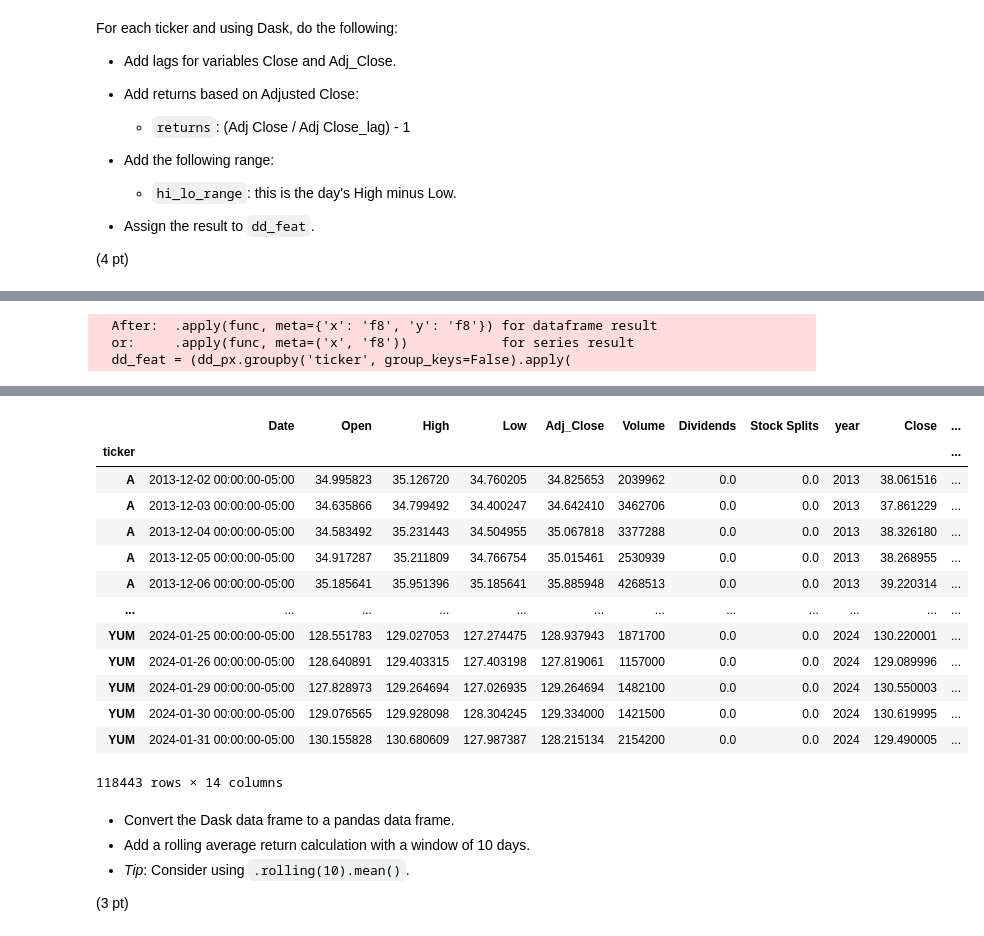
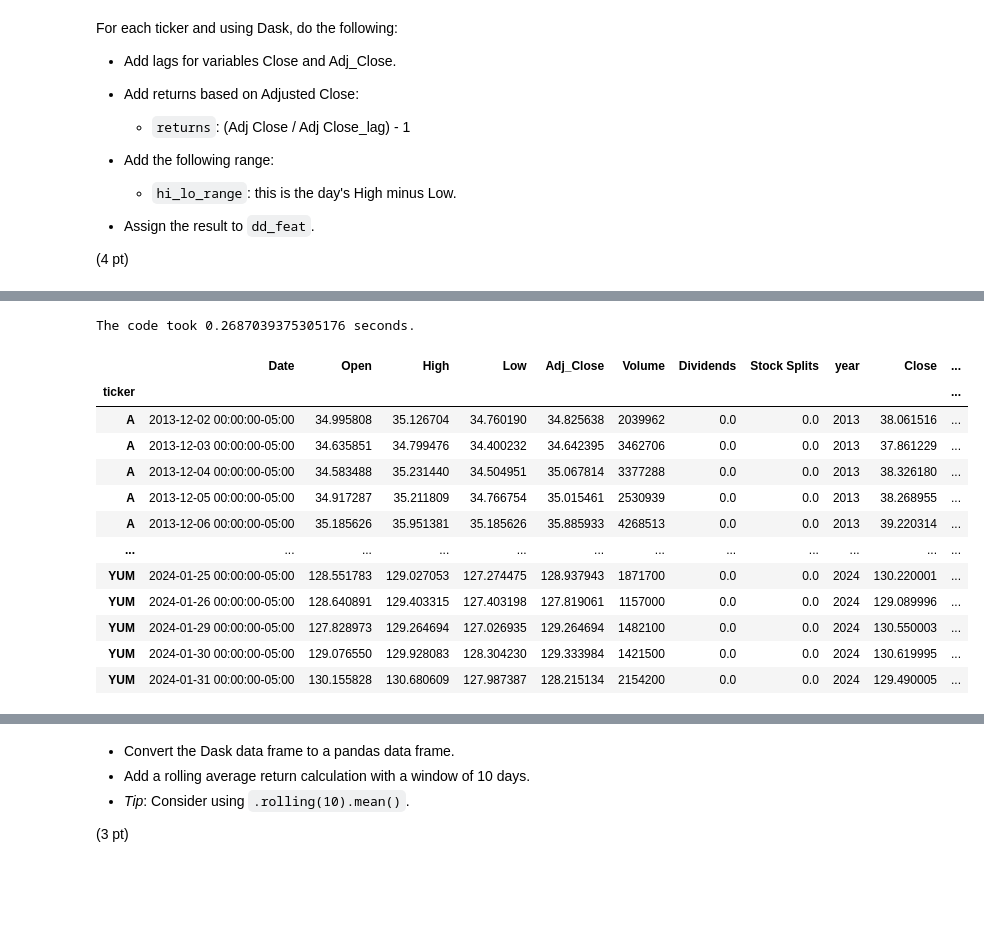
Before and after one commit to renrihui8415/scaling_to_production, a Jupyter notebook: 02_activities/assignments/assignment_1.ipynb, the cells around one changed output, grey strips where cells are left out. Saved outputs shown, nothing was run; the diff lists cells and outputs as text; code cells hidden in the pictures; blank space fills up the shorter version.

Commit message:
dealt with null and suppress warnings

```diff
--- a/02_activities/assignments/assignment_1.ipynb
+++ b/02_activities/assignments/assignment_1.ipynb
@@ -155,6 +156,7 @@ The code took 4.689850091934204 seconds.
 # %%
 # Write your code below.
-
+import warnings
+warnings.filterwarnings('ignore', category=UserWarning)
 start = time.time()
 
 # 1. Load the Parquet files (Adjusted Data from '02_data_engineering.ipynb') into a Dask DataFrame
@@ -167,37 +169,48 @@ dd_px_adjusted = dd_px_adjusted.rename(columns={"Close": "Adj_Close"})
 dd_px_unadjusted = dd.read_parquet(parquet_files_unadjusted)
 
 # 3. Create a new column as index to speed up the merge
-dd_px_adjusted['ticker_date'] = dd_px_adjusted['ticker'] + '_' + dd_px_adjusted['Date'].astype(str)
-dd_px_unadjusted['ticker_date'] = dd_px_unadjusted['ticker'] + '_' + dd_px_unadjusted['Date'].astype(str)
+dd_px_adjusted['ticker_date'] = dd_px_adjusted['ticker'].astype(str) + '_' + dd_px_adjusted['Date'].astype(str)
+dd_px_unadjusted['ticker_date'] = dd_px_unadjusted['ticker'].astype(str) + '_' + dd_px_unadjusted['Date'].astype(str)
 
 # 4. Set the new column as the index
 dd_px_adjusted = dd_px_adjusted.set_index('ticker_date')
 dd_px_unadjusted = dd_px_unadjusted.set_index('ticker_date')
 
 # 5. Merge based on the new index
 dd_px = dd_px_adjusted.merge(dd_px_unadjusted[['Close']], left_index=True, right_index=True)
 
 # 6. Reset the index back to 'ticker'
 dd_px = (dd_px.reset_index()
               .set_index('ticker')
               .drop(columns=['ticker_date']))
 
 # 7. Add lagged features, calculate returns, and high-low range
 dd_feat = (dd_px.groupby('ticker', group_keys=False).apply(
     lambda x: x.assign(
         Close_lag = x['Close'].shift(1),
         Adj_Close_lag = x['Adj_Close'].shift(1)
         )
 ).assign(
     returns = lambda x: x['Adj_Close']/x['Adj_Close_lag'] - 1
 ).assign(
     hi_lo_range=lambda x: x['High'] - x['Low'],
 ))
 end = time.time()
 print(f'The code took {end - start} seconds.')
 
 dd_feat.compute()
 # %% [output]
-  After:  .apply(func, meta={'x': 'f8', 'y': 'f8'}) for dataframe result
-  or:     .apply(func, meta=('x', 'f8'))            for series result
-  dd_feat = (dd_px.groupby('ticker', group_keys=False).apply(
+The code took 0.2687039375305176 seconds.
+|  | Date | Open | High | Low | Adj_Close | Volume | Dividends | Stock Splits | year | Close | ... |
+| ticker |  |  |  |  |  |  |  |  |  |  | ... |
+| A | 2013-12-02 00:00:00-05:00 | 34.995808 | 35.126704 | 34.760190 | 34.825638 | 2039962 | 0.0 | 0.0 | 2013 | 38.061516 | ... |
+| A | 2013-12-03 00:00:00-05:00 | 34.635851 | 34.799476 | 34.400232 | 34.642395 | 3462706 | 0.0 | 0.0 | 2013 | 37.861229 | ... |
+| A | 2013-12-04 00:00:00-05:00 | 34.583488 | 35.231440 | 34.504951 | 35.067814 | 3377288 | 0.0 | 0.0 | 2013 | 38.326180 | ... |
+| A | 2013-12-05 00:00:00-05:00 | 34.917287 | 35.211809 | 34.766754 | 35.015461 | 2530939 | 0.0 | 0.0 | 2013 | 38.268955 | ... |
+| A | 2013-12-06 00:00:00-05:00 | 35.185626 | 35.951381 | 35.185626 | 35.885933 | 4268513 | 0.0 | 0.0 | 2013 | 39.220314 | ... |
+| ... | ... | ... | ... | ... | ... | ... | ... | ... | ... | ... | ... |
+| YUM | 2024-01-25 00:00:00-05:00 | 128.551783 | 129.027053 | 127.274475 | 128.937943 | 1871700 | 0.0 | 0.0 | 2024 | 130.220001 | ... |
+| YUM | 2024-01-26 00:00:00-05:00 | 128.640891 | 129.403315 | 127.403198 | 127.819061 | 1157000 | 0.0 | 0.0 | 2024 | 129.089996 | ... |
+| YUM | 2024-01-29 00:00:00-05:00 | 127.828973 | 129.264694 | 127.026935 | 129.264694 | 1482100 | 0.0 | 0.0 | 2024 | 130.550003 | ... |
+| YUM | 2024-01-30 00:00:00-05:00 | 129.076550 | 129.928083 | 128.304230 | 129.333984 | 1421500 | 0.0 | 0.0 | 2024 | 130.619995 | ... |
+| YUM | 2024-01-31 00:00:00-05:00 | 130.155828 | 130.680609 | 127.987387 | 128.215134 | 2154200 | 0.0 | 0.0 | 2024 | 129.490005 | ... |
@@ -205,17 +218,3 @@ The code took 66.66744375228882 seconds.
-|  | Date | Open | High | Low | Adj_Close | Volume | Dividends | Stock Splits | year | Close | ... |
-| ticker |  |  |  |  |  |  |  |  |  |  | ... |
-| A | 2013-12-02 00:00:00-05:00 | 34.995823 | 35.126720 | 34.760205 | 34.825653 | 2039962 | 0.0 | 0.0 | 2013 | 38.061516 | ... |
-| A | 2013-12-03 00:00:00-05:00 | 34.635866 | 34.799492 | 34.400247 | 34.642410 | 3462706 | 0.0 | 0.0 | 2013 | 37.861229 | ... |
-| A | 2013-12-04 00:00:00-05:00 | 34.583492 | 35.231443 | 34.504955 | 35.067818 | 3377288 | 0.0 | 0.0 | 2013 | 38.326180 | ... |
-| A | 2013-12-05 00:00:00-05:00 | 34.917287 | 35.211809 | 34.766754 | 35.015461 | 2530939 | 0.0 | 0.0 | 2013 | 38.268955 | ... |
-| A | 2013-12-06 00:00:00-05:00 | 35.185641 | 35.951396 | 35.185641 | 35.885948 | 4268513 | 0.0 | 0.0 | 2013 | 39.220314 | ... |
-| ... | ... | ... | ... | ... | ... | ... | ... | ... | ... | ... | ... |
-| YUM | 2024-01-25 00:00:00-05:00 | 128.551783 | 129.027053 | 127.274475 | 128.937943 | 1871700 | 0.0 | 0.0 | 2024 | 130.220001 | ... |
-| YUM | 2024-01-26 00:00:00-05:00 | 128.640891 | 129.403315 | 127.403198 | 127.819061 | 1157000 | 0.0 | 0.0 | 2024 | 129.089996 | ... |
-| YUM | 2024-01-29 00:00:00-05:00 | 127.828973 | 129.264694 | 127.026935 | 129.264694 | 1482100 | 0.0 | 0.0 | 2024 | 130.550003 | ... |
-| YUM | 2024-01-30 00:00:00-05:00 | 129.076565 | 129.928098 | 128.304245 | 129.334000 | 1421500 | 0.0 | 0.0 | 2024 | 130.619995 | ... |
-| YUM | 2024-01-31 00:00:00-05:00 | 130.155828 | 130.680609 | 127.987387 | 128.215134 | 2154200 | 0.0 | 0.0 | 2024 | 129.490005 | ... |
-118443 rows × 14 columns
 # %% [markdown]
 + Convert the Dask data frame to a pandas data frame.
 + Add a rolling average return calculation with a window of 10 days.
```
Also changed, not shown: parts of 4 cells of this notebook.
